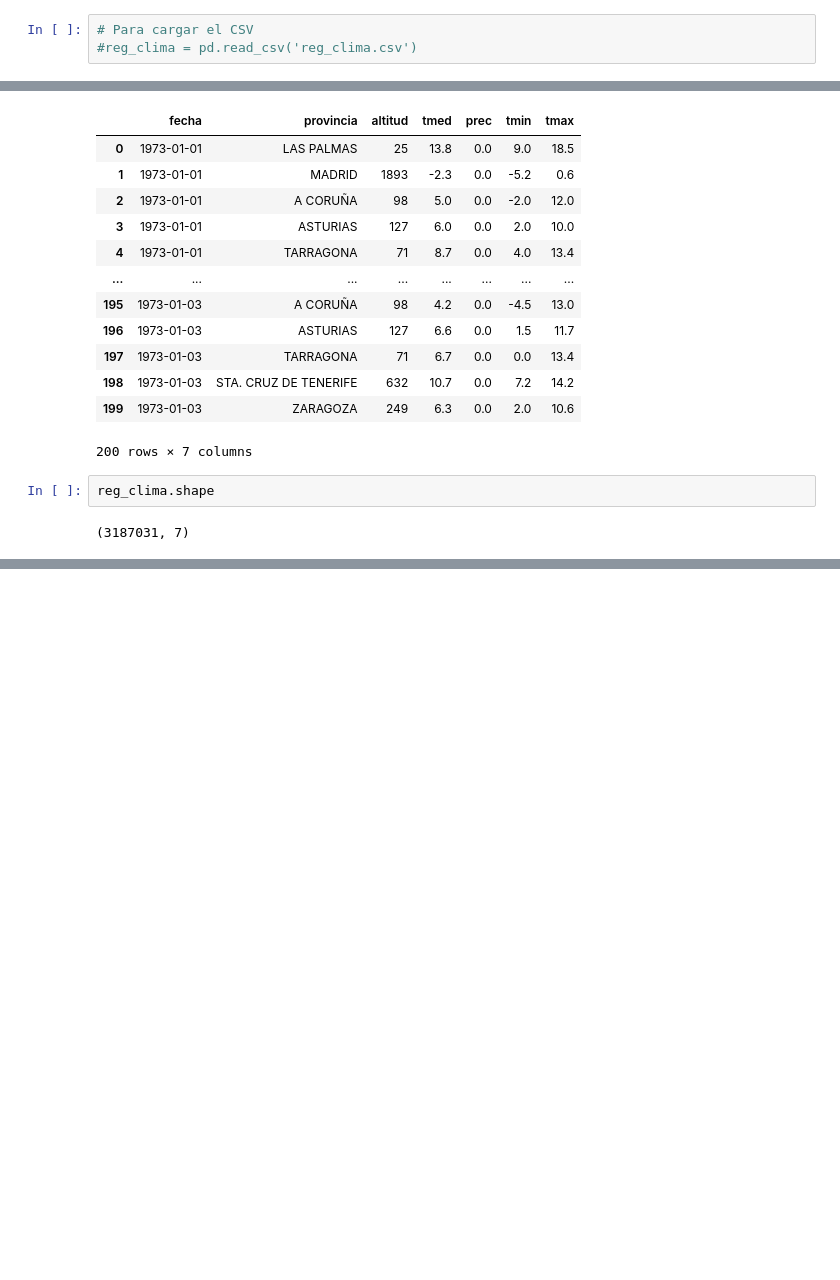
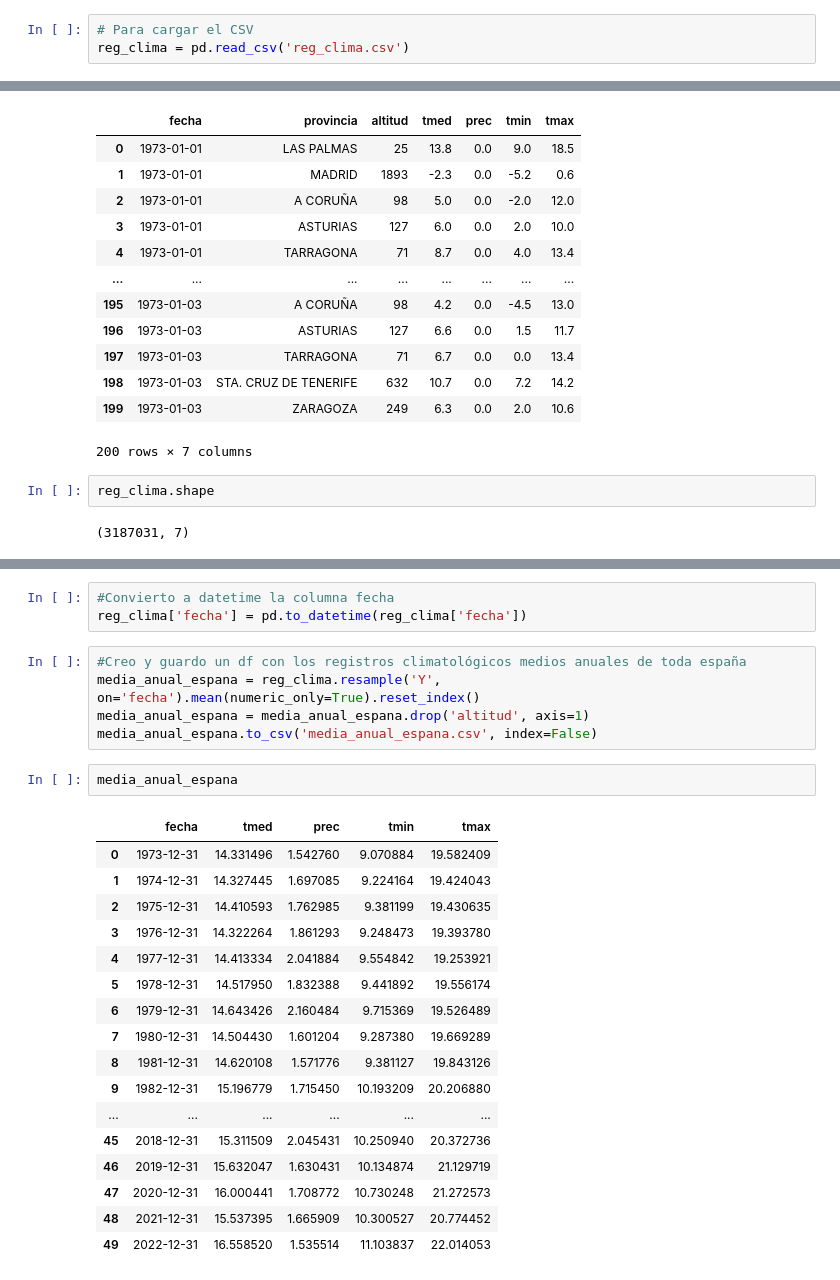
Before and after one commit to illegalvoidundead/Proyecto_final, a Jupyter notebook: code/hist_clima_esp.ipynb, the cells around one changed output, grey strips where cells are left out. Drawn from its saved outputs; the diff is of its cells as text; blank space fills up the shorter version.

```diff
--- a/code/hist_clima_esp.ipynb
+++ b/code/hist_clima_esp.ipynb
@@ -176,7 +176,7 @@ reg_clima = reg_clima.round(2)
 reg_clima.to_csv('reg_clima.csv', index=False)
 # %%
 # Para cargar el CSV
-#reg_clima = pd.read_csv('reg_clima.csv')
+reg_clima = pd.read_csv('reg_clima.csv')
 # %% [markdown]
 ## 3.2-Selección y transformación de los datos
 # %%
@@ -224,0 +232,28 @@ suma_por_fecha['prec'].mean()
+# %%
+#Convierto a datetime la columna fecha
+reg_clima['fecha'] = pd.to_datetime(reg_clima['fecha'])
+# %%
+#Creo y guardo un df con los registros climatológicos medios anuales de toda españa
+media_anual_espana = reg_clima.resample('Y', on='fecha').mean(numeric_only=True).reset_index()
+media_anual_espana = media_anual_espana.drop('altitud', axis=1)
+media_anual_espana.to_csv('media_anual_espana.csv', index=False)
+# %%
+media_anual_espana
+# %% [output]
+|  | fecha | tmed | prec | tmin | tmax |
+| 0 | 1973-12-31 | 14.331496 | 1.542760 | 9.070884 | 19.582409 |
+| 1 | 1974-12-31 | 14.327445 | 1.697085 | 9.224164 | 19.424043 |
+| 2 | 1975-12-31 | 14.410593 | 1.762985 | 9.381199 | 19.430635 |
+| 3 | 1976-12-31 | 14.322264 | 1.861293 | 9.248473 | 19.393780 |
+| 4 | 1977-12-31 | 14.413334 | 2.041884 | 9.554842 | 19.253921 |
+| 5 | 1978-12-31 | 14.517950 | 1.832388 | 9.441892 | 19.556174 |
+| 6 | 1979-12-31 | 14.643426 | 2.160484 | 9.715369 | 19.526489 |
+| 7 | 1980-12-31 | 14.504430 | 1.601204 | 9.287380 | 19.669289 |
+| 8 | 1981-12-31 | 14.620108 | 1.571776 | 9.381127 | 19.843126 |
+| 9 | 1982-12-31 | 15.196779 | 1.715450 | 10.193209 | 20.206880 |
+| ... | ... | ... | ... | ... | ... |
+| 45 | 2018-12-31 | 15.311509 | 2.045431 | 10.250940 | 20.372736 |
+| 46 | 2019-12-31 | 15.632047 | 1.630431 | 10.134874 | 21.129719 |
+| 47 | 2020-12-31 | 16.000441 | 1.708772 | 10.730248 | 21.272573 |
+| 48 | 2021-12-31 | 15.537395 | 1.665909 | 10.300527 | 20.774452 |
+| 49 | 2022-12-31 | 16.558520 | 1.535514 | 11.103837 | 22.014053 |
```
Also changed, not shown: parts of 10 cells of this notebook, 1 other file.
